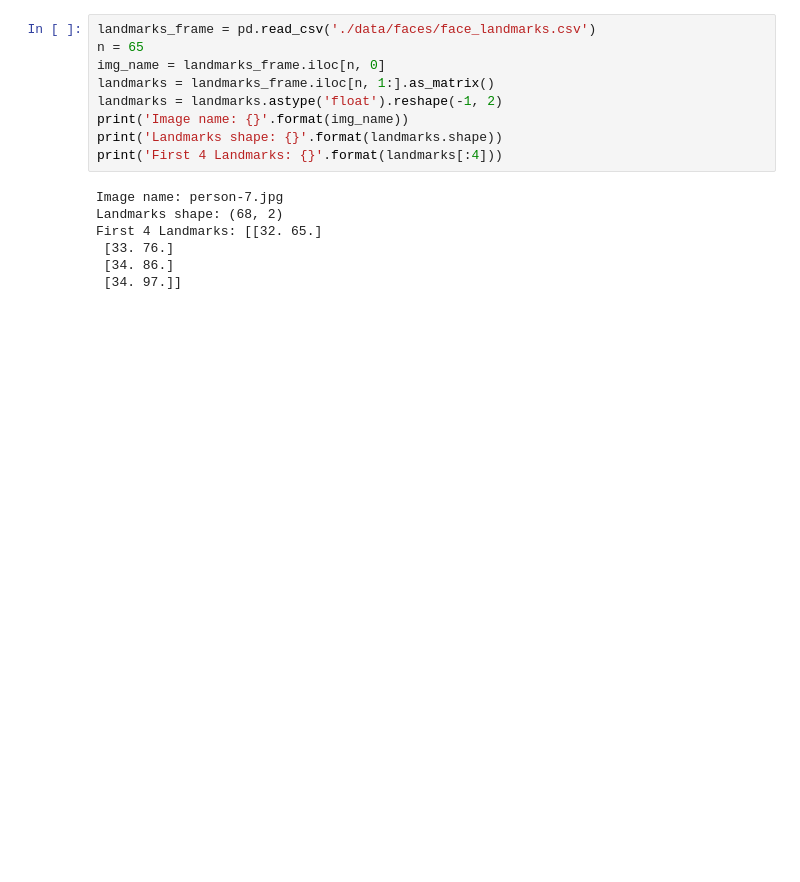
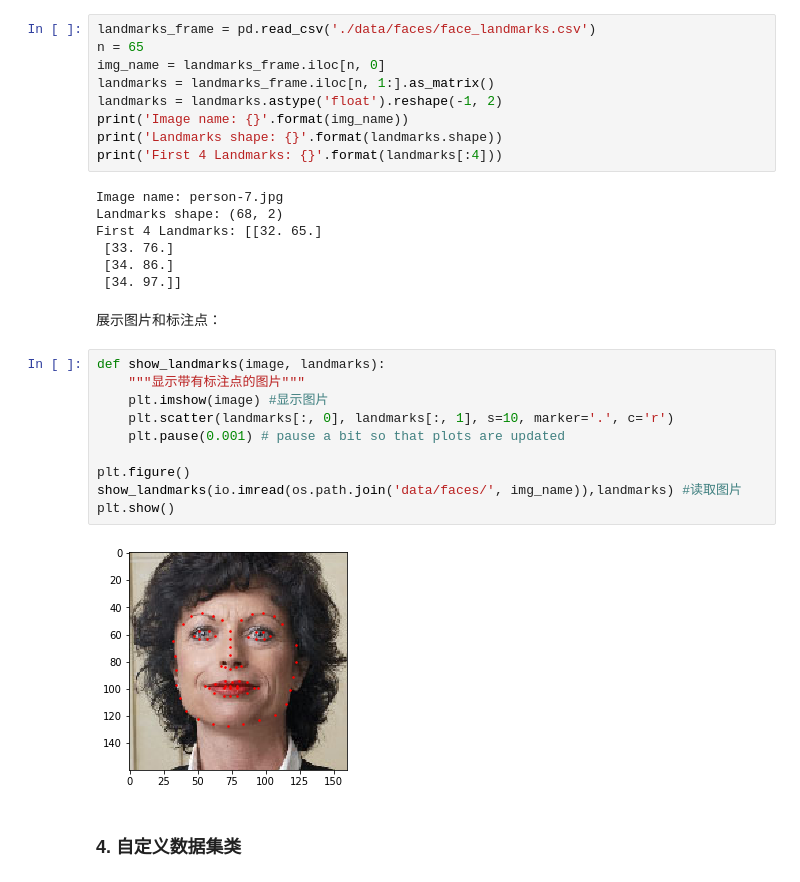
Before and after one commit to XuanxuanGao/LearnPyTorch, a Jupyter notebook: Ch2_PyTorch之入门进阶教程/01_data_load_process.ipynb, the cells around one changed output. Cells and saved outputs as stored; diff of their text form; blank space fills up the shorter version.

```diff
--- a/Ch2_PyTorch之入门进阶教程/01_data_load_process.ipynb
+++ b/Ch2_PyTorch之入门进阶教程/01_data_load_process.ipynb
@@ -44,3 +44,19 @@ First 4 Landmarks: [[32. 65.]
  [33. 76.]
  [34. 86.]
  [34. 97.]]
+# %% [markdown]
+展示图片和标注点：
+# %%
+def show_landmarks(image, landmarks):
+    """显示带有标注点的图片"""
+    plt.imshow(image) #显示图片
+    plt.scatter(landmarks[:, 0], landmarks[:, 1], s=10, marker='.', c='r')
+    plt.pause(0.001) # pause a bit so that plots are updated
+
+plt.figure()
+show_landmarks(io.imread(os.path.join('data/faces/', img_name)),landmarks) #读取图片
+plt.show()
+# %% [output]
+[figure, added]
+# %% [markdown]
+### 4. 自定义数据集类
```
Also changed, not shown: parts of 12 cells of this notebook.
